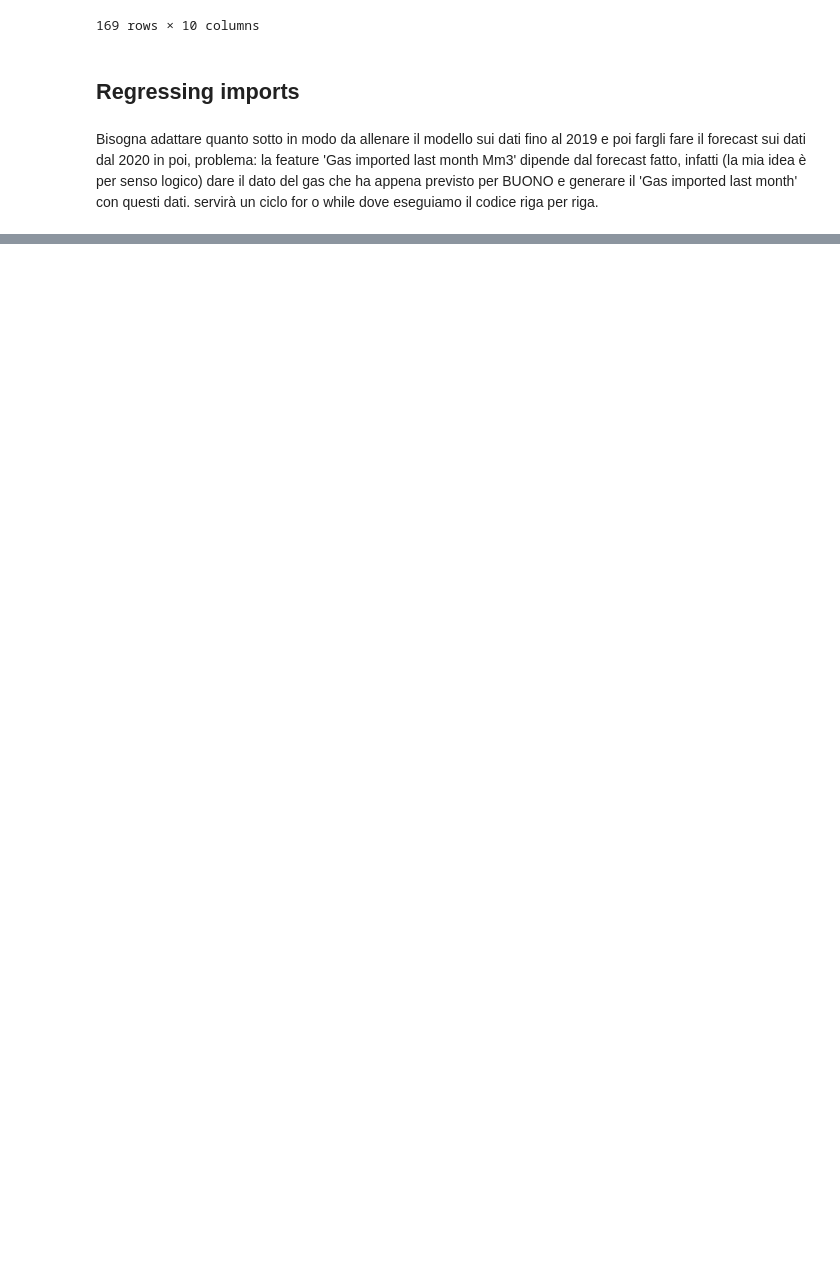
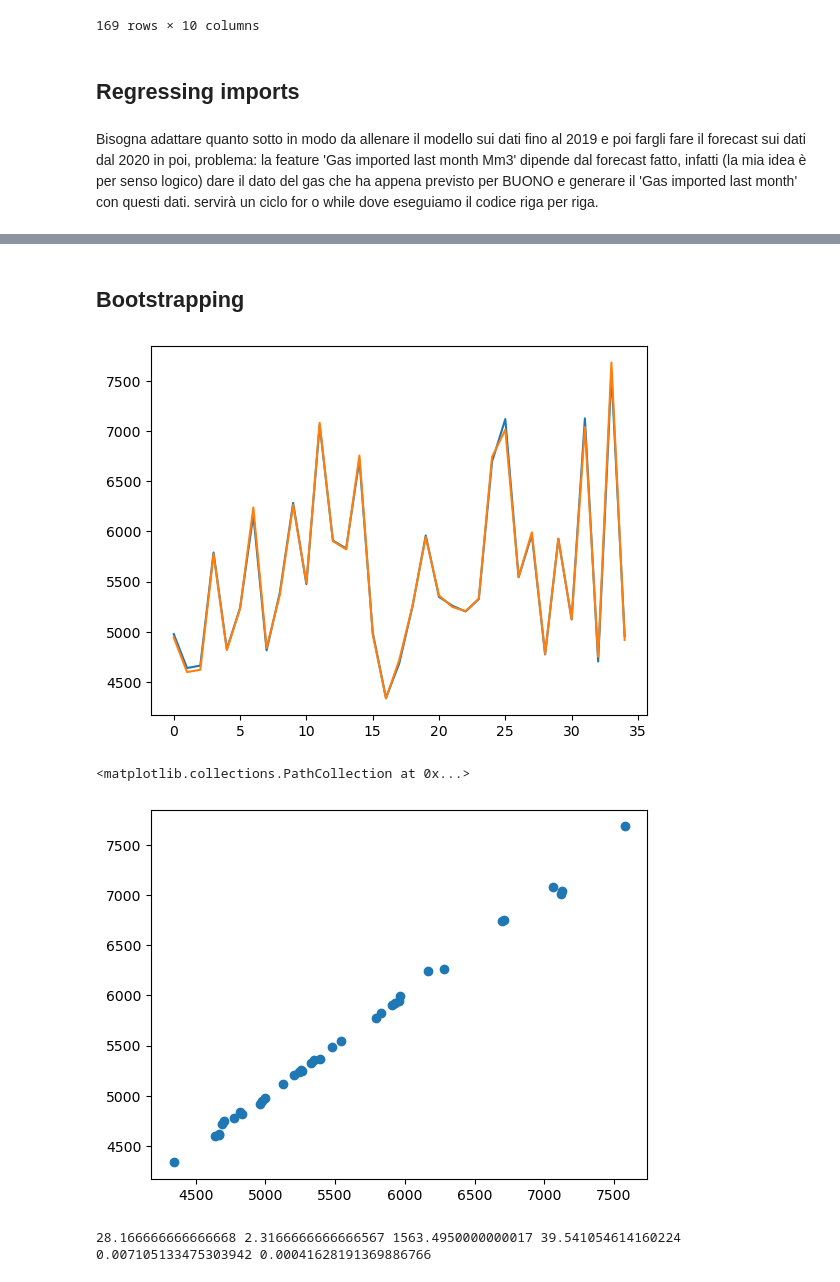
Before and after one commit to gaya22/Project_3_SEne, a Jupyter notebook: 04a_regression_imports.ipynb, the cells around one changed output, grey strips where cells are left out. Cells and saved outputs as stored; diff of their text form; code cells hidden in the pictures; blank space fills up the shorter version.

```diff
--- a/04a_regression_imports.ipynb
+++ b/04a_regression_imports.ipynb
@@ -352,0 +427,27 @@ plt.scatter(y_test,y_pred_RF)
+# %% [markdown]
+## Bootstrapping
+# %%
+from sklearn.ensemble import BaggingRegressor
+
+BT_mod = BaggingRegressor()
+BT_mod.fit(X_train, y_train)
+y_pred_BT =BT_mod.predict(X_test)
+
+plt.plot(y_test[1:200])
+plt.plot(y_pred_BT[1:200])
+plt.show()
+plt.scatter(y_test,y_pred_BT)
+# %% [output]
+[figure, added]
+<matplotlib.collections.PathCollection at 0x...>
+[figure, added]
+# %%
+MAE_BT=metrics.mean_absolute_error(y_test,y_pred_BT)
+MBE_BT=np.mean(y_test-y_pred_BT)
+MSE_BT=metrics.mean_squared_error(y_test,y_pred_BT)
+RMSE_BT= np.sqrt(metrics.mean_squared_error(y_test,y_pred_BT))
+cvRMSE_BT=RMSE_BT/np.mean(y_test)
+NMBE_BT=MBE_BT/np.mean(y_test)
+print(MAE_BT,MBE_BT,MSE_BT,RMSE_BT,cvRMSE_BT,NMBE_BT)
+# %% [output]
+28.166666666666668 2.3166666666666567 1563.4950000000017 39.541054614160224 0.007105133475303942 0.00041628191369886766
```
Also changed, not shown: parts of 17 cells of this notebook.
